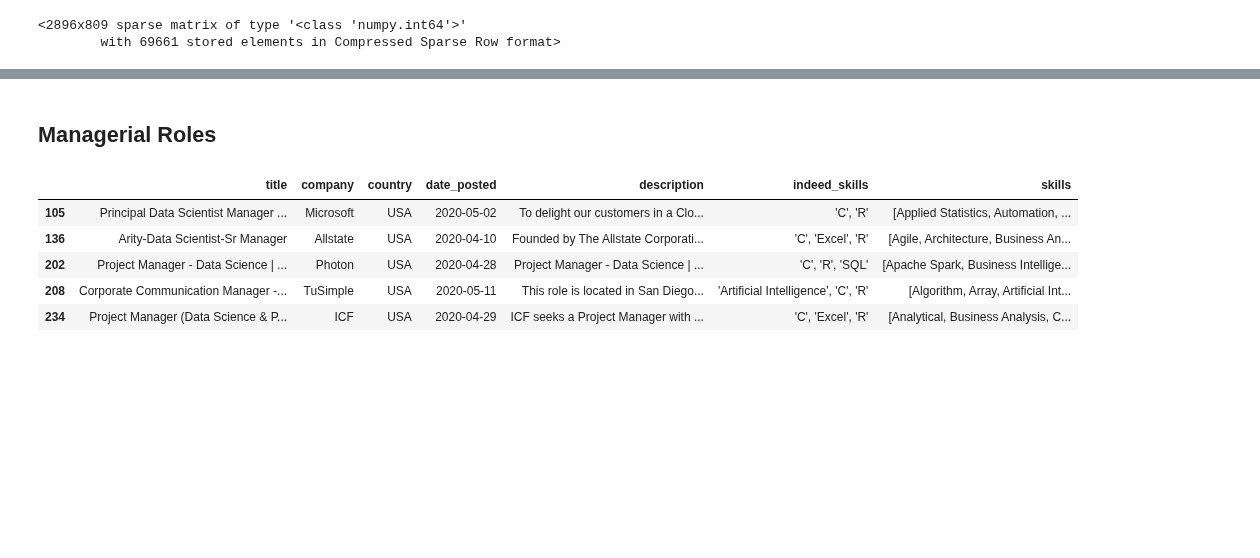
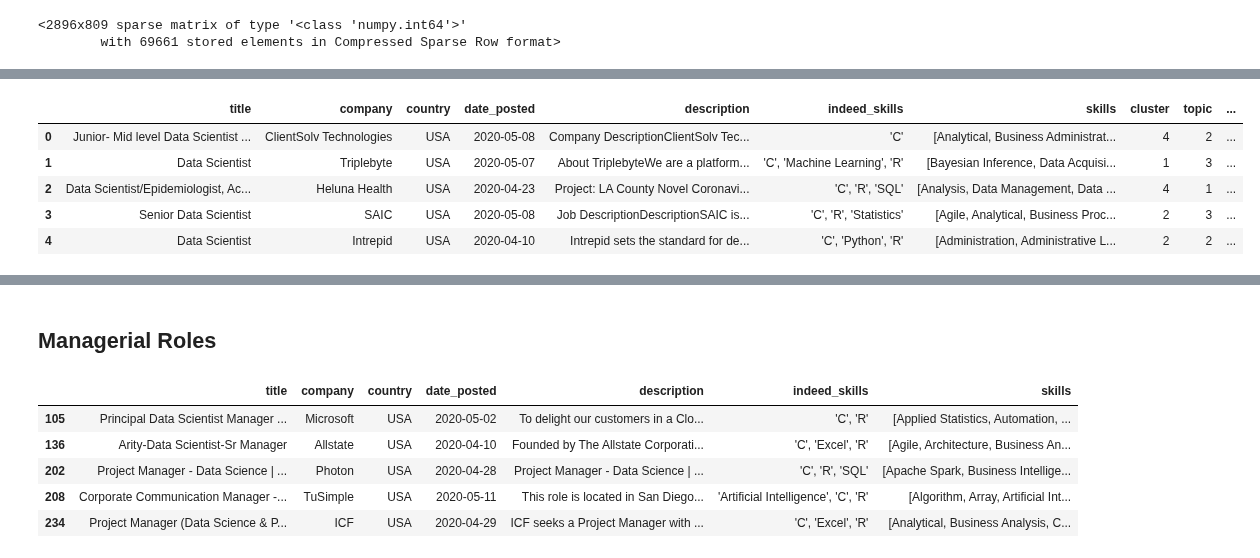
Before and after one commit to binxuankong/skills-ontology-project, a Jupyter notebook: Data Science Categorization.ipynb, the cells around one changed output, grey strips where cells are left out. Cells and saved outputs as stored; diff of their text form; code cells hidden in the pictures; blank space fills up the shorter version.

Commit message:
30 topic modelling

```diff
--- a/Data Science Categorization.ipynb
+++ b/Data Science Categorization.ipynb
@@ -495,6 +510,6 @@ doc_term_matrix
 <2896x809 sparse matrix of type '<class 'numpy.int64'>'
         with 69661 stored elements in Compressed Sparse Row format>
 # %%
-LDA = LatentDirichletAllocation(n_components=5, random_state=42)
+LDA = LatentDirichletAllocation(n_components=30, random_state=42)
 LDA.fit(doc_term_matrix)
 # %% [output]
@@ -525,0 +540,4 @@ Top 30 words for topic #5:
+# %%
+topic_values = LDA.transform(doc_term_matrix)
+print(topic_values.shape)
+topic_values[1]
@@ -525,0 +552,10 @@ Top 30 words for topic #5:
+# %%
+df2['topic_30'] = topic_values.argmax(axis=1)
+df2.head()
+# %% [output]
+|  | title | company | country | date_posted | description | indeed_skills | skills | cluster | topic | ... |
+| 0 | Junior- Mid level Data Scientist ... | ClientSolv Technologies | USA | 2020-05-08 | Company DescriptionClientSolv Tec... | 'C' | [Analytical, Business Administrat... | 4 | 2 | ... |
+| 1 | Data Scientist | Triplebyte | USA | 2020-05-07 | About TriplebyteWe are a platform... | 'C', 'Machine Learning', 'R' | [Bayesian Inference, Data Acquisi... | 1 | 3 | ... |
+| 2 | Data Scientist/Epidemiologist, Ac... | Heluna Health | USA | 2020-04-23 | Project: LA County Novel Coronavi... | 'C', 'R', 'SQL' | [Analysis, Data Management, Data ... | 4 | 1 | ... |
+| 3 | Senior Data Scientist | SAIC | USA | 2020-05-08 | Job DescriptionDescriptionSAIC is... | 'C', 'R', 'Statistics' | [Agile, Analytical, Business Proc... | 2 | 3 | ... |
+| 4 | Data Scientist | Intrepid | USA | 2020-04-10 | Intrepid sets the standard for de... | 'C', 'Python', 'R' | [Administration, Administrative L... | 2 | 2 | ... |
```
Also changed, not shown: parts of 18 cells of this notebook, 3 other files.
